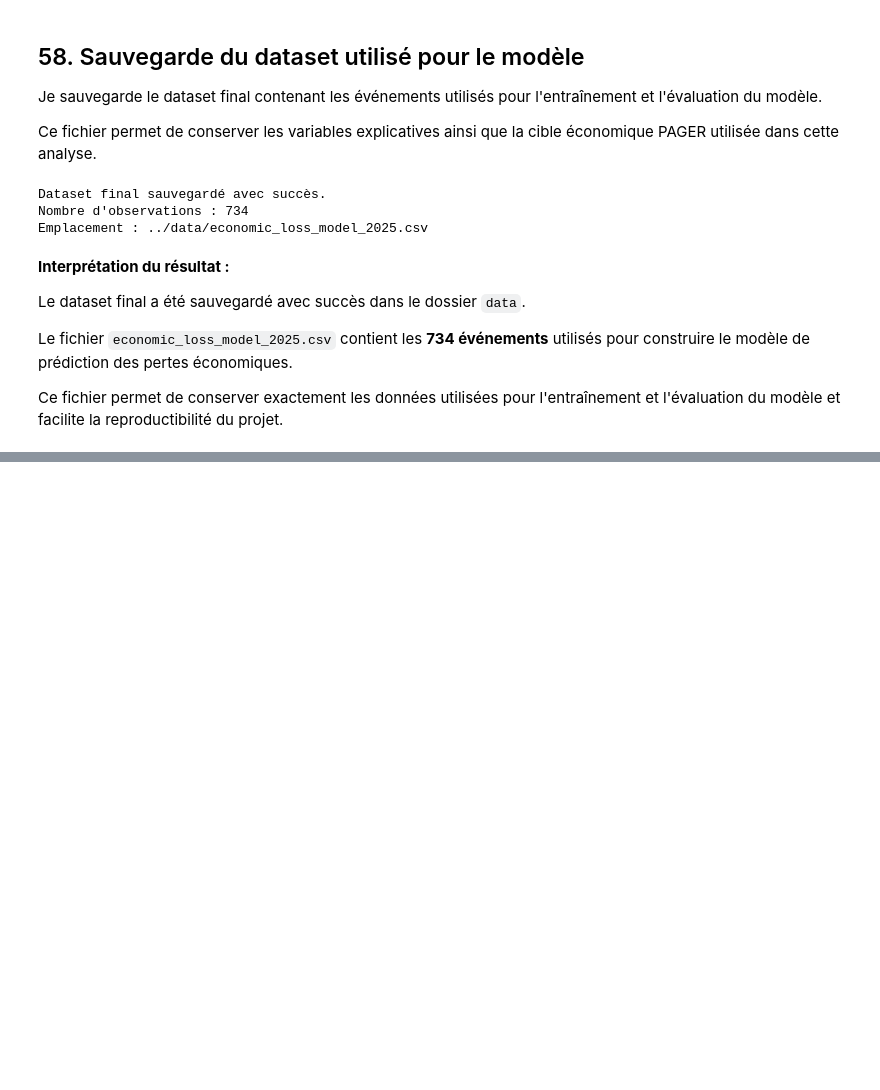
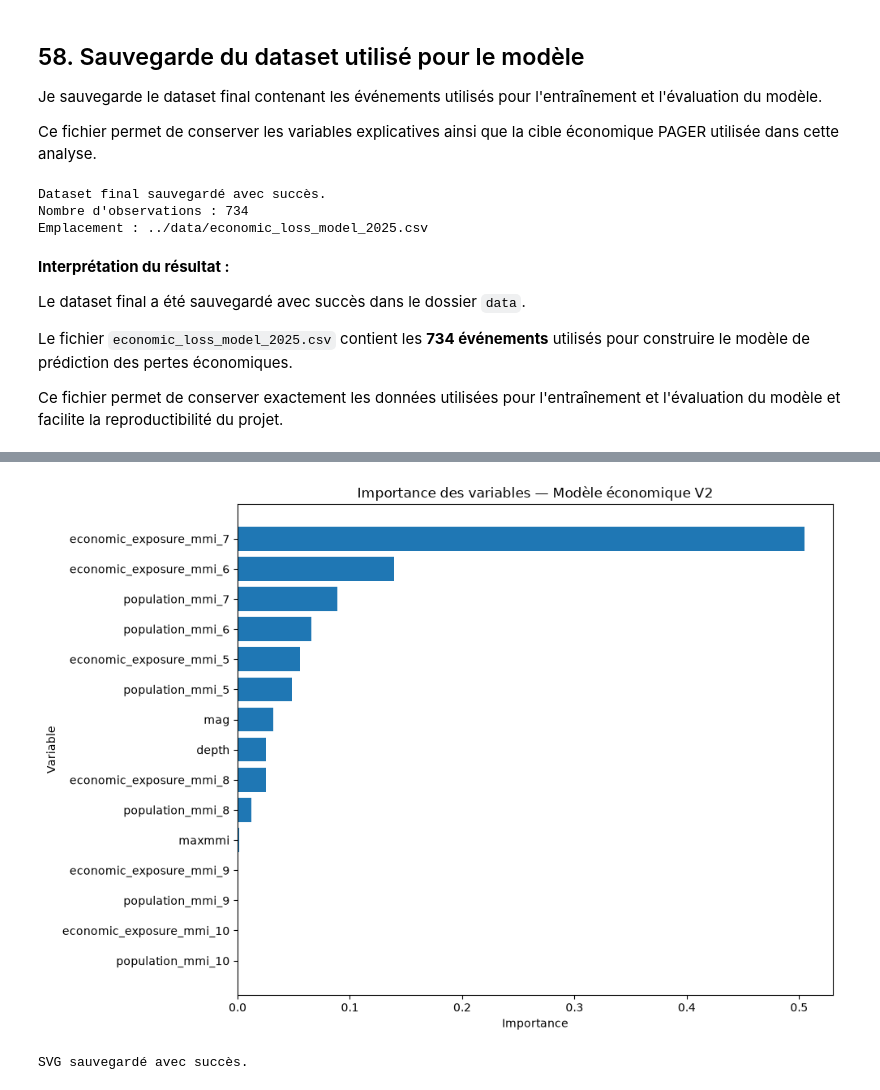
Before and after one commit to tarekalsemaan/USGS-Earthquake-AI, a Jupyter notebook: notebooks/07_Model_Economic_Loss.ipynb, the cells around one changed output, grey strips where cells are left out. Saved outputs shown, nothing was run; the diff lists cells and outputs as text; code cells hidden in the pictures; blank space fills up the shorter version.

Commit message:
Add economic loss prediction model V2 with PAGER exposure data

```diff
--- a/notebooks/07_Model_Economic_Loss.ipynb
+++ b/notebooks/07_Model_Economic_Loss.ipynb
@@ -1649,0 +1790,4 @@ Ce fichier permet de conserver exactement les données utilisées pour l'entraî
+# %%
+event_data = event_pager["event"]
+
+print(event_data.keys())
@@ -1649,0 +3999,15 @@ Ce fichier permet de conserver exactement les données utilisées pour l'entraî
+# %%
+# Entraîner Random Forest sur les 109 événements positifs
+rf_reg.fit(X_reg, y_reg)
+
+feature_importance_v2 = pd.DataFrame({
+    "Variable": features_v2,
+    "Importance": rf_reg.feature_importances_
+})
+
+feature_importance_v2 = feature_importance_v2.sort_values(
+    "Importance",
+    ascending=False
+).reset_index(drop=True)
+
+feature_importance_v2.round(4)
@@ -1649,0 +4212,30 @@ Ce fichier permet de conserver exactement les données utilisées pour l'entraî
+# %%
+import matplotlib.pyplot as plt
+
+plt.figure(figsize=(10, 7))
+
+plt.barh(
+    feature_importance_v2["Variable"],
+    feature_importance_v2["Importance"]
+)
+
+plt.gca().invert_yaxis()
+
+plt.xlabel("Importance")
+plt.ylabel("Variable")
+plt.title("Importance des variables — Modèle économique V2")
+
+plt.tight_layout()
+
+plt.savefig(
+    "../models/economic_loss_v2_feature_importance.svg",
+    format="svg",
+    bbox_inches="tight"
+)
+
+plt.show()
+
+print("SVG sauvegardé avec succès.")
+# %% [output]
+[figure, added]
+SVG sauvegardé avec succès.
```
Also changed, not shown: parts of 100 cells of this notebook, 3 other files.
